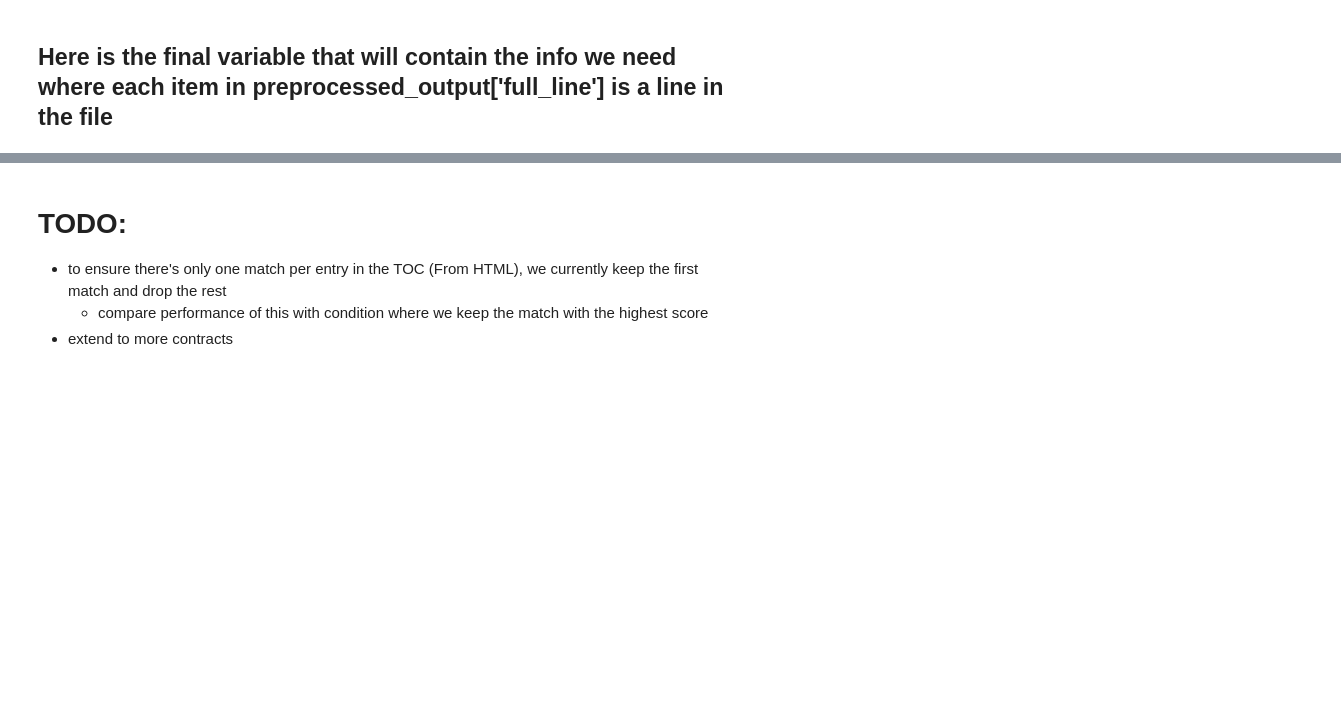
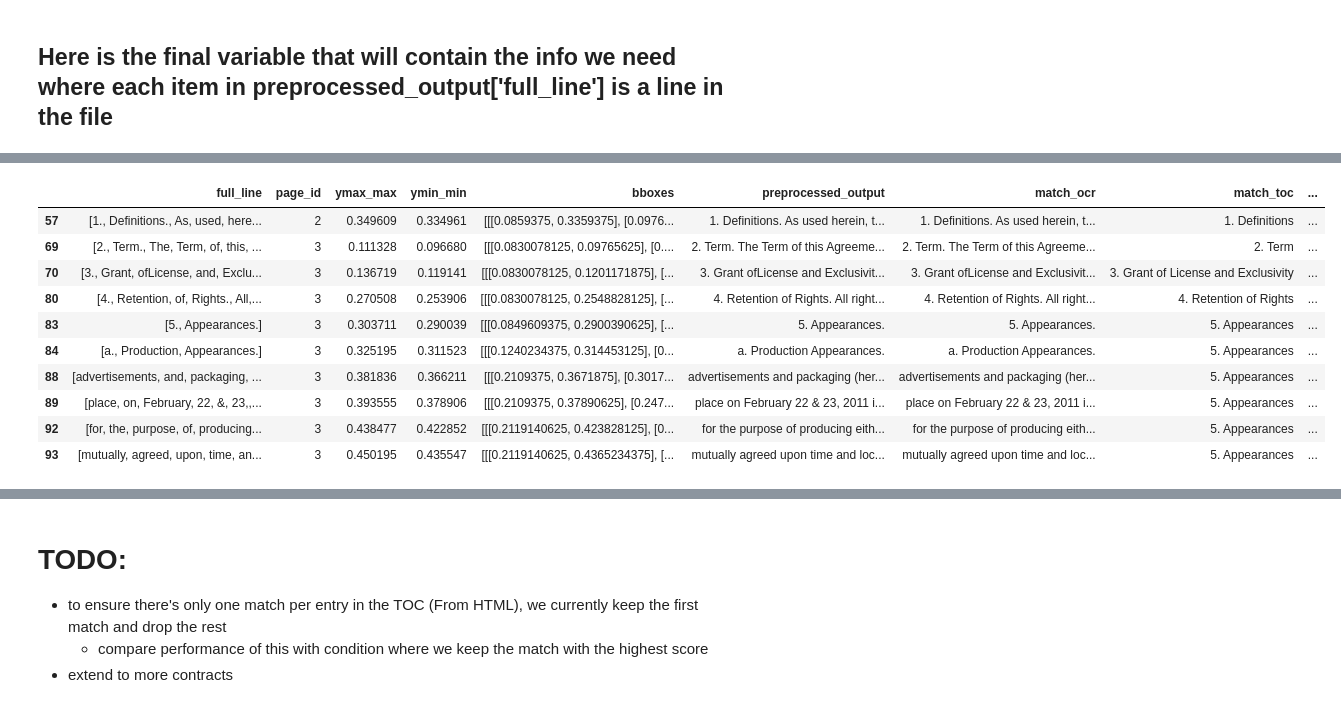
Before and after one commit to pranabislam/multimodalContractSegmentation, a Jupyter notebook: notebooks/TOC_matching.ipynb, the cells around one changed output, grey strips where cells are left out. Saved outputs shown, nothing was run; the diff lists cells and outputs as text; code cells hidden in the pictures; blank space fills up the shorter version.

```diff
--- a/notebooks/TOC_matching.ipynb
+++ b/notebooks/TOC_matching.ipynb
@@ -27,5 +27,2 @@ json_output = result.export()
 # %% [markdown]
 ## Sukrit and maybe shaan, you guys didn't install doctr so i dumped the json file so you guys can just read the OCR output that way
-# %%
-with open('example_json_output.json', 'r', encoding='utf-8') as f:
-    json_output = json.load(f)
@@ -98,8 +125,17 @@ def line_merging(lines_to_merge_indices):
         if i not in lines:
             if i not in follows:
                 lines[i] = [i, j]
+                follows[j] = [i]
             else:
-                if j not in lines[follows[i][0]]:
+                #print(f"i: {i}, j: {j}")
+                #print("lines: ")
+                #print(lines)
+                #print("follows:")
+                #print(follows)
+                one_link_back = follows[i][0]
+                while one_link_back in follows:
+                    one_link_back = follows[one_link_back][0]
+                if j not in lines[one_link_back]:
                     lines[follows[i][0]].append(j)
         else:
             lines[i].append(j)
@@ -109,6 +145,18 @@ def line_merging(lines_to_merge_indices):
         else:
             follows[j].append(i)
     return lines, follows
+
+def flatten_contract_dict(nested_dict):
+    i = 1
+    section_dict_flattened = {}
+
+    for item in nested_dict.items():
+        section_dict_flattened[i] = (item[1][0], {})
+        i += 1
+        for sub_item in item[1][1].items():
+            section_dict_flattened[i] = (sub_item[1][0], {})
+            i += 1
+    return section_dict_flattened
 # %% [markdown]
 ## Let's get the whole file (with merged lines) as an array of lines
 # %%
@@ -177,0 +345,5 @@ pd.set_option('display.max_colwidth', 100)
+# %%
+file_key = 'pdf_1'
+json_path = json_files[file_key]['path']
+filename = json_files[file_key]['name']
+filename
@@ -177,0 +352,3 @@ pd.set_option('display.max_colwidth', 100)
+# %%
+with open(json_path, 'r', encoding='utf-8') as f:
+    json_output = json.load(f)
@@ -323,6 +473,18 @@ df.loc[df['match_ocr'].notnull()].head()
 # %%
 df['exact_match_bbox'], df['exact_match_text'] = zip(*df.apply(lambda row: extract_exact_match(row), axis=1))
-df.loc[df['match_ocr'].notnull()].head(15)
+df.loc[df['match_ocr'].notnull()].head(10)
+# %% [output]
+|  | full_line | page_id | ymax_max | ymin_min | bboxes | preprocessed_output | match_ocr | match_toc | ... |
+| 57 | [1., Definitions., As, used, here... | 2 | 0.349609 | 0.334961 | [[[0.0859375, 0.3359375], [0.0976... | 1. Definitions. As used herein, t... | 1. Definitions. As used herein, t... | 1. Definitions | ... |
+| 69 | [2., Term., The, Term, of, this, ... | 3 | 0.111328 | 0.096680 | [[[0.0830078125, 0.09765625], [0.... | 2. Term. The Term of this Agreeme... | 2. Term. The Term of this Agreeme... | 2. Term | ... |
+| 70 | [3., Grant, ofLicense, and, Exclu... | 3 | 0.136719 | 0.119141 | [[[0.0830078125, 0.1201171875], [... | 3. Grant ofLicense and Exclusivit... | 3. Grant ofLicense and Exclusivit... | 3. Grant of License and Exclusivity | ... |
+| 80 | [4., Retention, of, Rights., All,... | 3 | 0.270508 | 0.253906 | [[[0.0830078125, 0.2548828125], [... | 4. Retention of Rights. All right... | 4. Retention of Rights. All right... | 4. Retention of Rights | ... |
+| 83 | [5., Appearances.] | 3 | 0.303711 | 0.290039 | [[[0.0849609375, 0.2900390625], [... | 5. Appearances. | 5. Appearances. | 5. Appearances | ... |
+| 84 | [a., Production, Appearances.] | 3 | 0.325195 | 0.311523 | [[[0.1240234375, 0.314453125], [0... | a. Production Appearances. | a. Production Appearances. | 5. Appearances | ... |
+| 88 | [advertisements, and, packaging, ... | 3 | 0.381836 | 0.366211 | [[[0.2109375, 0.3671875], [0.3017... | advertisements and packaging (her... | advertisements and packaging (her... | 5. Appearances | ... |
+| 89 | [place, on, February, 22, &, 23,,... | 3 | 0.393555 | 0.378906 | [[[0.2109375, 0.37890625], [0.247... | place on February 22 & 23, 2011 i... | place on February 22 & 23, 2011 i... | 5. Appearances | ... |
+| 92 | [for, the, purpose, of, producing... | 3 | 0.438477 | 0.422852 | [[[0.2119140625, 0.423828125], [0... | for the purpose of producing eith... | for the purpose of producing eith... | 5. Appearances | ... |
+| 93 | [mutually, agreed, upon, time, an... | 3 | 0.450195 | 0.435547 | [[[0.2119140625, 0.4365234375], [... | mutually agreed upon time and loc... | mutually agreed upon time and loc... | 5. Appearances | ... |
 # %%
 # keep just the first match for each toc
 df = df.drop_duplicates(subset=['match_toc'])
```
Also changed, not shown: parts of 36 cells of this notebook.
